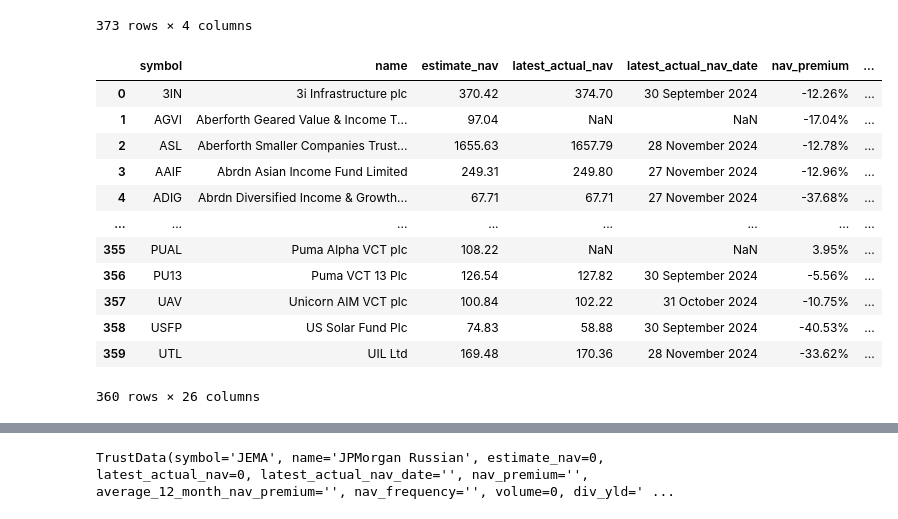
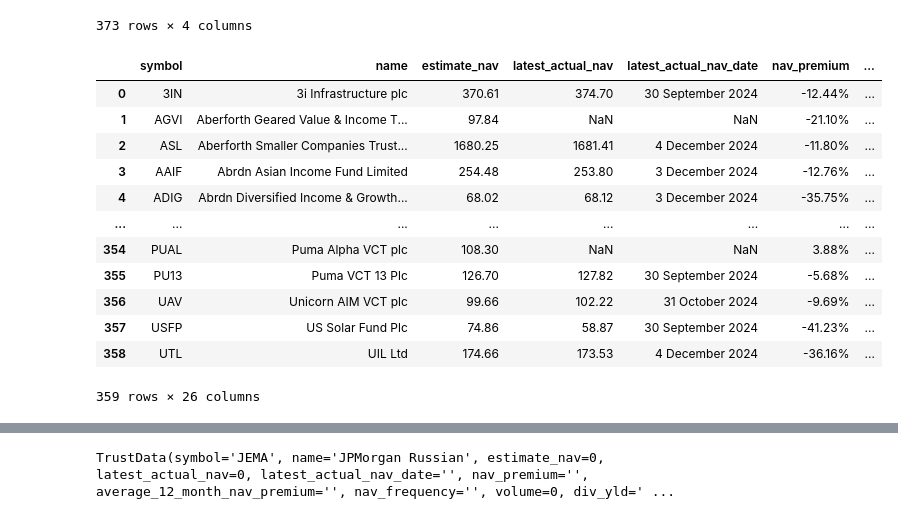
Before and after one commit to CraigCarey/FinanceDump, a Jupyter notebook: scraping/audit.ipynb, the cells around one changed output, grey strips where cells are left out. Drawn from its saved outputs; the diff is of its cells as text; code cells hidden in the pictures.

```diff
--- a/scraping/audit.ipynb
+++ b/scraping/audit.ipynb
@@ -25,22 +28,24 @@ audit_df
 | 372 | UTL | False | False |  |
 373 rows × 4 columns
 # %%
-trust_data_df = pd.read_csv('../data/investment_trust_data_241201.csv')
+datestamp = datetime.now().strftime("%y%m%d")
+
+trust_data_df = pd.read_csv(f'../data/investment_trust_data_{datestamp}.csv')
 trust_data_df = trust_data_df.drop(columns=['Unnamed: 0'], axis=1)
 trust_data_df
 # %% [output]
 |  | symbol | name | estimate_nav | latest_actual_nav | latest_actual_nav_date | nav_premium | ... |
-| 0 | 3IN | 3i Infrastructure plc | 370.42 | 374.70 | 30 September 2024 | -12.26% | ... |
-| 1 | AGVI | Aberforth Geared Value & Income T... | 97.04 | NaN | NaN | -17.04% | ... |
-| 2 | ASL | Aberforth Smaller Companies Trust... | 1655.63 | 1657.79 | 28 November 2024 | -12.78% | ... |
-| 3 | AAIF | Abrdn Asian Income Fund Limited | 249.31 | 249.80 | 27 November 2024 | -12.96% | ... |
-| 4 | ADIG | Abrdn Diversified Income & Growth... | 67.71 | 67.71 | 27 November 2024 | -37.68% | ... |
+| 0 | 3IN | 3i Infrastructure plc | 370.61 | 374.70 | 30 September 2024 | -12.44% | ... |
+| 1 | AGVI | Aberforth Geared Value & Income T... | 97.84 | NaN | NaN | -21.10% | ... |
+| 2 | ASL | Aberforth Smaller Companies Trust... | 1680.25 | 1681.41 | 4 December 2024 | -11.80% | ... |
+| 3 | AAIF | Abrdn Asian Income Fund Limited | 254.48 | 253.80 | 3 December 2024 | -12.76% | ... |
+| 4 | ADIG | Abrdn Diversified Income & Growth... | 68.02 | 68.12 | 3 December 2024 | -35.75% | ... |
 | ... | ... | ... | ... | ... | ... | ... | ... |
-| 355 | PUAL | Puma Alpha VCT plc | 108.22 | NaN | NaN | 3.95% | ... |
-| 356 | PU13 | Puma VCT 13 Plc | 126.54 | 127.82 | 30 September 2024 | -5.56% | ... |
-| 357 | UAV | Unicorn AIM VCT plc | 100.84 | 102.22 | 31 October 2024 | -10.75% | ... |
-| 358 | USFP | US Solar Fund Plc | 74.83 | 58.88 | 30 September 2024 | -40.53% | ... |
-| 359 | UTL | UIL Ltd | 169.48 | 170.36 | 28 November 2024 | -33.62% | ... |
+| 354 | PUAL | Puma Alpha VCT plc | 108.30 | NaN | NaN | 3.88% | ... |
+| 355 | PU13 | Puma VCT 13 Plc | 126.70 | 127.82 | 30 September 2024 | -5.68% | ... |
+| 356 | UAV | Unicorn AIM VCT plc | 99.66 | 102.22 | 31 October 2024 | -9.69% | ... |
+| 357 | USFP | US Solar Fund Plc | 74.86 | 58.87 | 30 September 2024 | -41.23% | ... |
+| 358 | UTL | UIL Ltd | 174.66 | 173.53 | 4 December 2024 | -36.16% | ... |
-360 rows × 26 columns
+359 rows × 26 columns
 # %%
 trusts_with_audit = pd.merge(trust_data_df, audit_df, on='symbol', how='inner')
```
Also changed, not shown: parts of 2 cells of this notebook, 2 other files.
